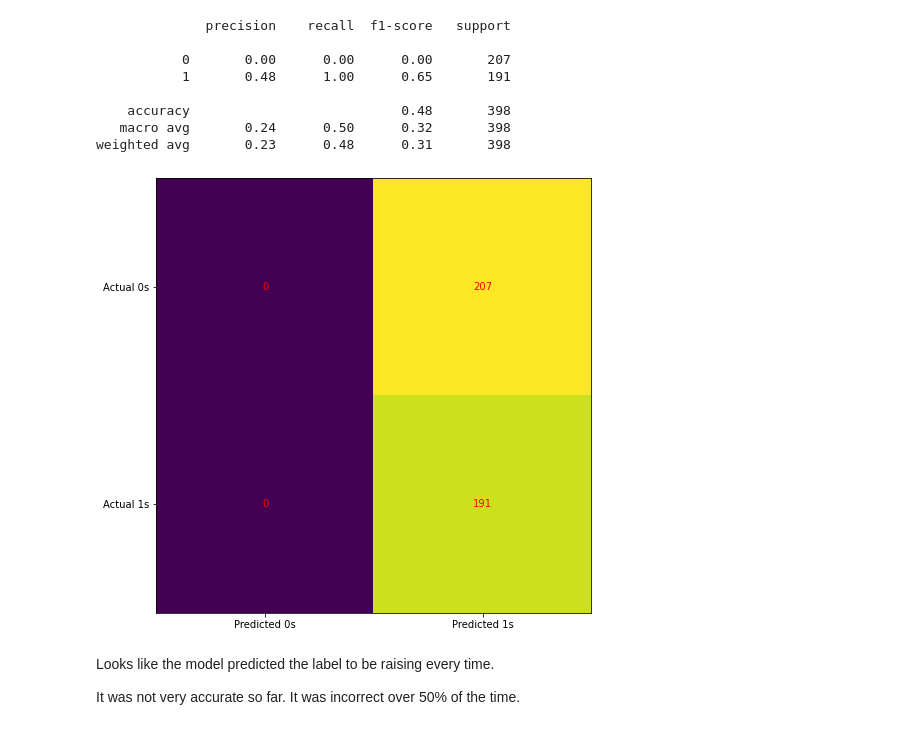
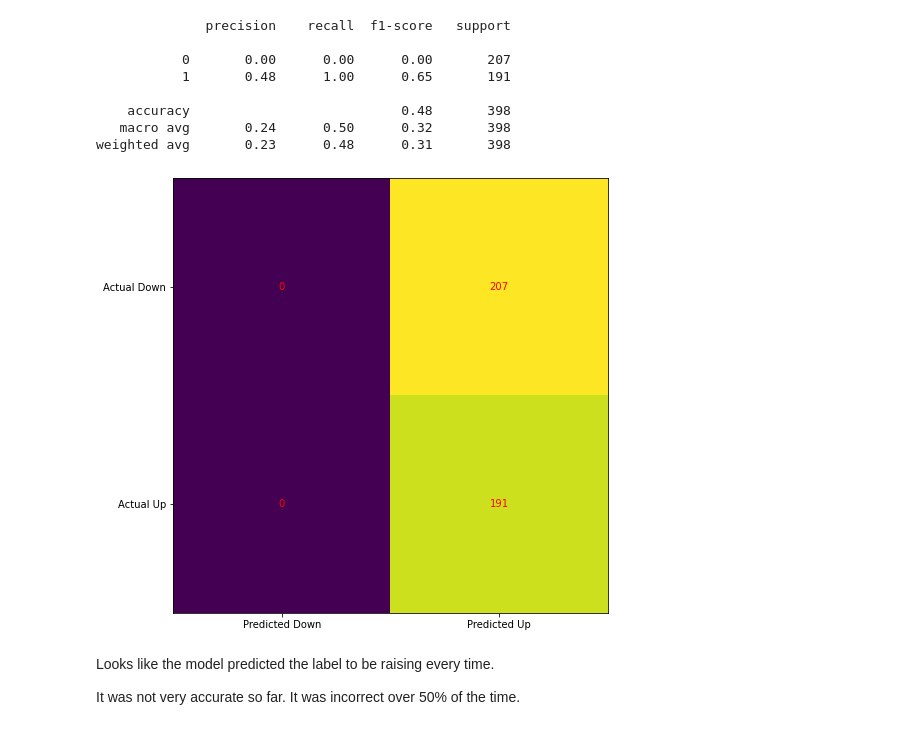
Before and after one commit to yuanfengli168/IMT575_DS, a Jupyter notebook: week7_predictors_rd02.ipynb, the cells around one changed output. Drawn from its saved outputs; the diff is of its cells as text; code cells hidden in the pictures.

```diff
--- a/week7_predictors_rd02.ipynb
+++ b/week7_predictors_rd02.ipynb
@@ -309,20 +315,20 @@ print(classification_report(y_test,predictions))
    macro avg       0.24      0.50      0.32       398
 weighted avg       0.23      0.48      0.31       398
 # %%
-cm = confusion_matrix(y_test, model.predict(X_test))
+cm = confusion_matrix(y_test, predictions)
 
 fig, ax = plt.subplots(figsize=(8, 8))
 ax.imshow(cm)
 ax.grid(False)
-ax.xaxis.set(ticks=(0, 1), ticklabels=('Predicted 0s', 'Predicted 1s'))
-ax.yaxis.set(ticks=(0, 1), ticklabels=('Actual 0s', 'Actual 1s'))
+ax.xaxis.set(ticks=(0, 1), ticklabels=('Predicted Down', 'Predicted Up'))
+ax.yaxis.set(ticks=(0, 1), ticklabels=('Actual Down', 'Actual Up'))
 ax.set_ylim(1.5, -0.5)
 for i in range(2):
     for j in range(2):
         ax.text(j, i, cm[i, j], ha='center', va='center', color='red')
 plt.show()
 # %% [output]
-[figure, old version]
+[figure, new version]
 # %% [markdown]
 Looks like the model predicted the label to be raising every time.
 
```
Also changed, not shown: parts of 3 cells of this notebook.
